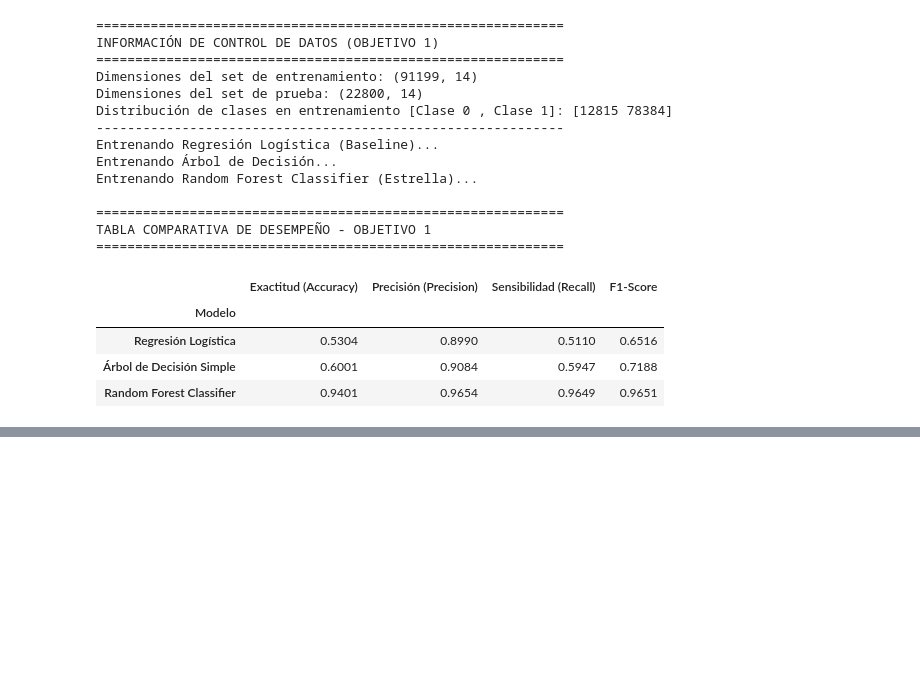
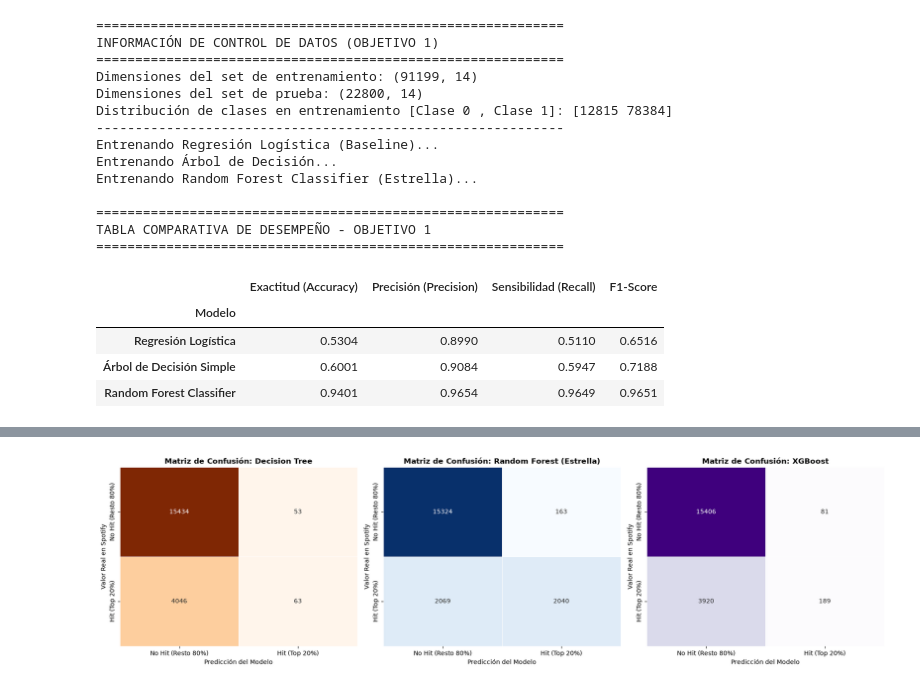
Before and after one commit to CtrlAltBryan/spotify-uide, a Jupyter notebook: notebooks/spotify_analysis.ipynb, the cells around one changed output, grey strips where cells are left out. Saved outputs shown, nothing was run; the diff lists cells and outputs as text; code cells hidden in the pictures; blank space fills up the shorter version.

```diff
--- a/notebooks/spotify_analysis.ipynb
+++ b/notebooks/spotify_analysis.ipynb
@@ -616,0 +862,35 @@ Ranking de importancia de variables físicas de audio:
+# %%
+# =====================================================================
+# SECCIÓN: COMPARATIVA DE MATRICES DE CONFUSIÓN (LOS 3 MODELOS)
+# =====================================================================
+import matplotlib.pyplot as plt
+import seaborn as sns
+from sklearn.metrics import confusion_matrix
+
+# Configurar un lienzo de 1 fila y 3 columnas
+fig, axes = plt.subplots(1, 3, figsize=(18, 5))
+
+# Lista de configuraciones de sus modelos binarios (Top 20%)
+labels_hit = ['No Hit (Resto 80%)', 'Hit (Top 20%)']
+matrices_config = [
+    (y_test, pred_dt, 'Decision Tree', 'Oranges', axes[0]),
+    (y_test, pred_rf, 'Random Forest (Estrella)', 'Blues', axes[1]),
+    (y_test, pred_xgb, 'XGBoost', 'Purples', axes[2])
+]
+
+# Renderizar iterativamente cada matriz
+for y_real, y_pred, nombre, mapa_color, ax in matrices_config:
+    cm = confusion_matrix(y_real, y_pred)
+    sns.heatmap(
+        cm, annot=True, fmt='d', cmap=mapa_color, ax=ax,
+        xticklabels=labels_hit, yticklabels=labels_hit,
+        edgecolor='gray', linewidths=0.5, cbar=False # Quitamos la barra lateral para limpieza visual
+    )
+    ax.set_title(f'Matriz de Confusión: {nombre}', fontsize=12, fontweight='bold')
+    ax.set_xlabel('Predicción del Modelo', fontsize=10)
+    ax.set_ylabel('Valor Real en Spotify', fontsize=10)
+
+plt.tight_layout()
+plt.show()
+# %% [output]
+[figure, added]
```
Also changed, not shown: parts of 7 cells of this notebook.
